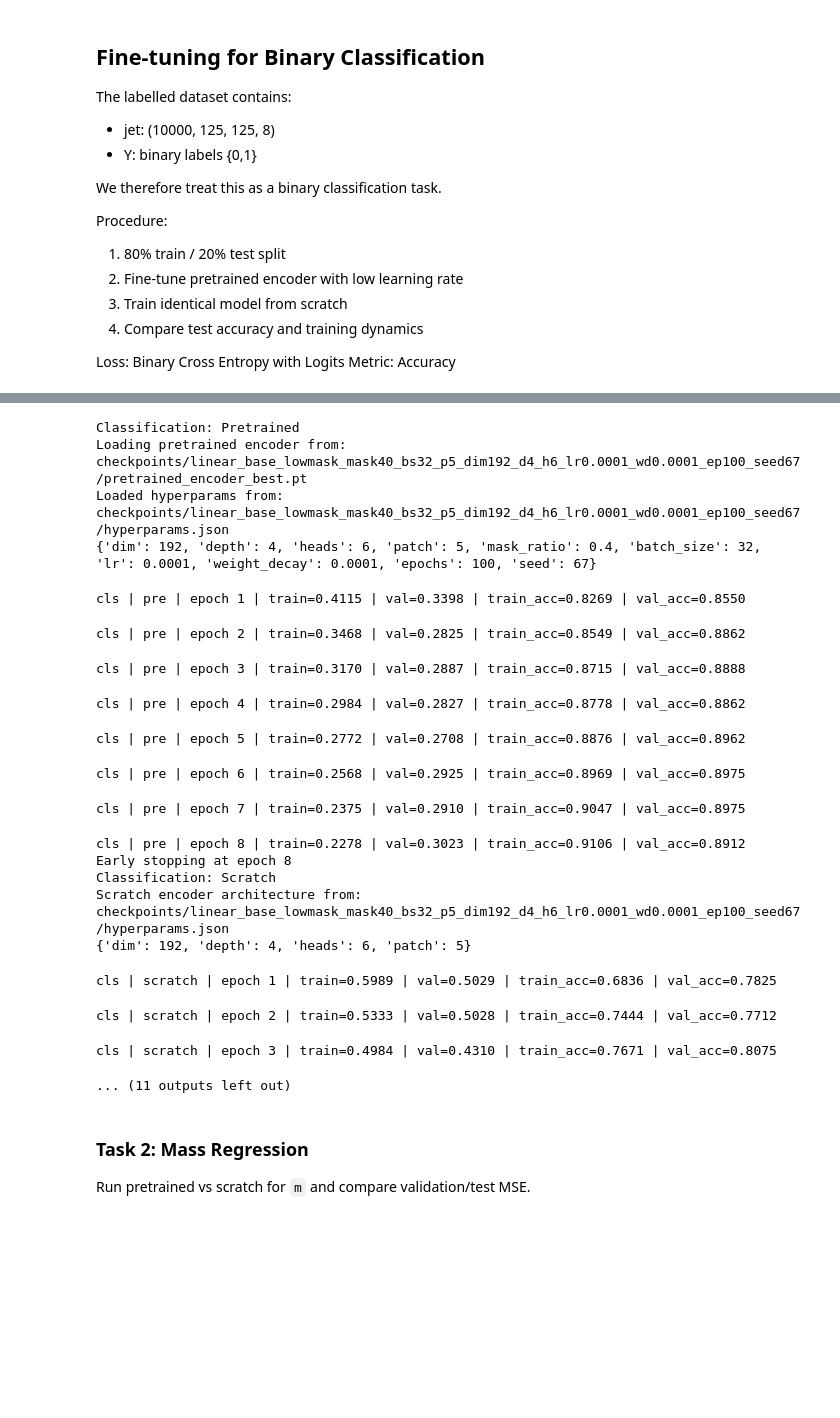
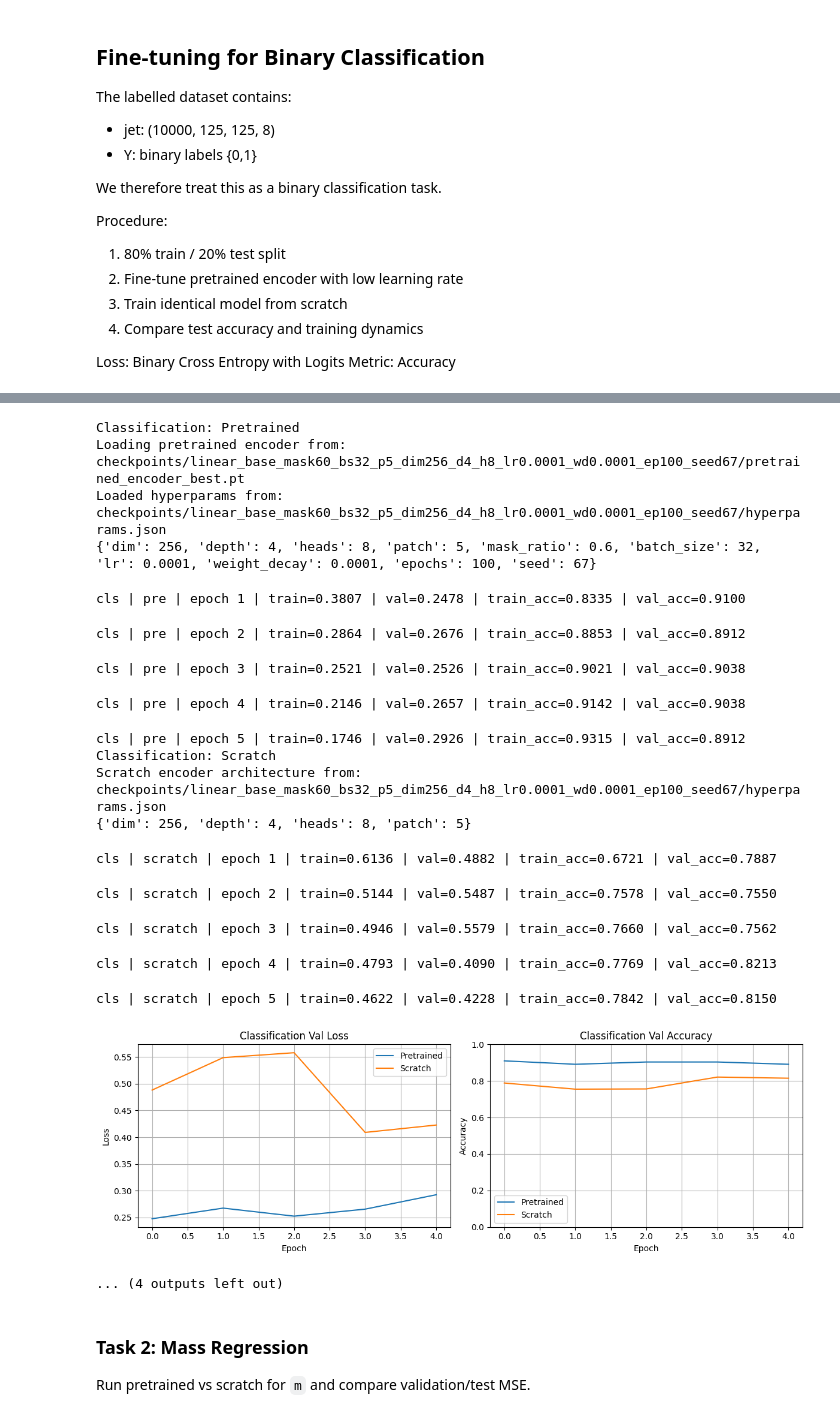
Before and after one commit to Sanchay117/GSOC_2026_ML4SCI_Vision_Transformer_Test, a Jupyter notebook: model.ipynb, the cells around one changed output, grey strips where cells are left out. Saved outputs shown, nothing was run; the diff lists cells and outputs as text; code cells hidden in the pictures; blank space fills up the shorter version.

```diff
--- a/model.ipynb
+++ b/model.ipynb
@@ -582,19 +582,13 @@ class FinetuneModel(nn.Module):
         z = self.encoder(x).mean(dim=1)
         return self.head(z)
 # %%
-import numpy as np
-import copy
-import os
-import json
-from pathlib import Path
-
 torch.manual_seed(67)
 np.random.seed(67)
 
 os.makedirs("weights", exist_ok=True)
 
 # Set this folder name to choose which pretrained run to load
-CHECKPOINT_FOLDER = "linear_base_lowmask_mask40_bs32_p5_dim192_d4_h6_lr0.0001_wd0.0001_ep100_seed67"
+CHECKPOINT_FOLDER = "linear_base_mask60_bs32_p5_dim256_d4_h8_lr0.0001_wd0.0001_ep100_seed67"
 
 def _load_checkpoint_artifacts(folder_name, base_dir="checkpoints"):
     run_dir = Path(base_dir) / folder_name
@@ -802,10 +796,10 @@ For classification, we additionally report:
 - ROC curve
 # %%
 print("Classification: Pretrained")
-cls_pre_hist, cls_pre_test = train_and_eval("cls", pretrained=True, lr=1e-4, epochs=10, patience=3)
+cls_pre_hist, cls_pre_test = train_and_eval("cls", pretrained=True, lr=1e-4, epochs=5, patience=5)
 
 print("Classification: Scratch")
-cls_scratch_hist, cls_scratch_test = train_and_eval("cls", pretrained=False, lr=1e-3, epochs=10, patience=3)
+cls_scratch_hist, cls_scratch_test = train_and_eval("cls", pretrained=False, lr=1e-3, epochs=5, patience=3)
 
 # Validation loss + accuracy comparison
 fig, axes = plt.subplots(1, 2, figsize=(12, 4))
@@ -852,59 +846,71 @@ for name, out in [("Pretrained", cls_pre_test), ("Scratch", cls_scratch_test)]:
     print(f"ROC-AUC: {auc:.4f}")
 
 # Confusion matrix plots
-fig, axes = plt.subplots(1, 2, figsize=(10, 4))
+fig, axes = plt.subplots(1, 2, figsize=(12, 5)) # Made it slightly wider
+
 for ax, name in zip(axes, ["Pretrained", "Scratch"]):
     cm = cls_results[name]["cm"]
     im = ax.imshow(cm, cmap="Blues")
     ax.set_title(f"{name} Confusion Matrix")
     ax.set_xlabel("Predicted")
     ax.set_ylabel("True")
     ax.set_xticks([0, 1])
     ax.set_yticks([0, 1])
 
+    # Add text annotations inside the boxes
     for i in range(2):
         for j in range(2):
-            ax.text(j, i, int(cm[i, j]), ha="center", va="center")
+            # Change text color to white if the background is dark
+            color = "white" if cm[i, j] > (cm.max() / 2) else "black"
+            ax.text(j, i, int(cm[i, j]), ha="center", va="center", color=color)
+
+    # Give each subplot its own colorbar that automatically scales to match the matrix height
+    from mpl_toolkits.axes_grid1 import make_axes_locatable
+    divider = make_axes_locatable(ax)
+    cax = divider.append_axes("right", size="5%", pad=0.1)
+    fig.colorbar(im, cax=cax)
+
+plt.tight_layout()
+plt.show()
 
 fig.colorbar(im, ax=axes.ravel().tolist(), shrink=0.8)
 plt.tight_layout()
 plt.show()
 
 # ROC curve
 fpr_pre, tpr_pre, _ = roc_curve(cls_results["Pretrained"]["labels"], cls_results["Pretrained"]["probs"] )
 fpr_scr, tpr_scr, _ = roc_curve(cls_results["Scratch"]["labels"], cls_results["Scratch"]["probs"] )
 
 plt.figure(figsize=(6, 5))
 plt.plot(fpr_pre, tpr_pre, label=f"Pretrained (AUC={cls_results['Pretrained']['auc']:.3f})")
 plt.plot(fpr_scr, tpr_scr, label=f"Scratch (AUC={cls_results['Scratch']['auc']:.3f})")
 plt.plot([0, 1], [0, 1], "k--", alpha=0.7)
 plt.xlabel("False Positive Rate")
 plt.ylabel("True Positive Rate")
 plt.title("Classification ROC Curve")
 plt.grid(True)
 plt.legend()
 plt.show()
 # %% [output]
 Classification: Pretrained
-Loading pretrained encoder from: checkpoints/linear_base_lowmask_mask40_bs32_p5_dim192_d4_h6_lr0.0001_wd0.0001_ep100_seed67/pretrained_encoder_best.pt
-Loaded hyperparams from: checkpoints/linear_base_lowmask_mask40_bs32_p5_dim192_d4_h6_lr0.0001_wd0.0001_ep100_seed67/hyperparams.json
-{'dim': 192, 'depth': 4, 'heads': 6, 'patch': 5, 'mask_ratio': 0.4, 'batch_size': 32, 'lr': 0.0001, 'weight_decay': 0.0001, 'epochs': 100, 'seed': 67}
+Loading pretrained encoder from: checkpoints/linear_base_mask60_bs32_p5_dim256_d4_h8_lr0.0001_wd0.0001_ep100_seed67/pretrained_encoder_best.pt
+Loaded hyperparams from: checkpoints/linear_base_mask60_bs32_p5_dim256_d4_h8_lr0.0001_wd0.0001_ep100_seed67/hyperparams.json
+{'dim': 256, 'depth': 4, 'heads': 8, 'patch': 5, 'mask_ratio': 0.6, 'batch_size': 32, 'lr': 0.0001, 'weight_decay': 0.0001, 'epochs': 100, 'seed': 67}
-cls | pre | epoch 1 | train=0.4115 | val=0.3398 | train_acc=0.8269 | val_acc=0.8550
+cls | pre | epoch 1 | train=0.3807 | val=0.2478 | train_acc=0.8335 | val_acc=0.9100
-cls | pre | epoch 2 | train=0.3468 | val=0.2825 | train_acc=0.8549 | val_acc=0.8862
+cls | pre | epoch 2 | train=0.2864 | val=0.2676 | train_acc=0.8853 | val_acc=0.8912
-cls | pre | epoch 3 | train=0.3170 | val=0.2887 | train_acc=0.8715 | val_acc=0.8888
+cls | pre | epoch 3 | train=0.2521 | val=0.2526 | train_acc=0.9021 | val_acc=0.9038
-cls | pre | epoch 4 | train=0.2984 | val=0.2827 | train_acc=0.8778 | val_acc=0.8862
+cls | pre | epoch 4 | train=0.2146 | val=0.2657 | train_acc=0.9142 | val_acc=0.9038
-cls | pre | epoch 5 | train=0.2772 | val=0.2708 | train_acc=0.8876 | val_acc=0.8962
+cls | pre | epoch 5 | train=0.1746 | val=0.2926 | train_acc=0.9315 | val_acc=0.8912
+Classification: Scratch
+Scratch encoder architecture from: checkpoints/linear_base_mask60_bs32_p5_dim256_d4_h8_lr0.0001_wd0.0001_ep100_seed67/hyperparams.json
+{'dim': 256, 'depth': 4, 'heads': 8, 'patch': 5}
-cls | pre | epoch 6 | train=0.2568 | val=0.2925 | train_acc=0.8969 | val_acc=0.8975
+cls | scratch | epoch 1 | train=0.6136 | val=0.4882 | train_acc=0.6721 | val_acc=0.7887
-cls | pre | epoch 7 | train=0.2375 | val=0.2910 | train_acc=0.9047 | val_acc=0.8975
+cls | scratch | epoch 2 | train=0.5144 | val=0.5487 | train_acc=0.7578 | val_acc=0.7550
-cls | pre | epoch 8 | train=0.2278 | val=0.3023 | train_acc=0.9106 | val_acc=0.8912
-Early stopping at epoch 8
-Classification: Scratch
-Scratch encoder architecture from: checkpoints/linear_base_lowmask_mask40_bs32_p5_dim192_d4_h6_lr0.0001_wd0.0001_ep100_seed67/hyperparams.json
-{'dim': 192, 'depth': 4, 'heads': 6, 'patch': 5}
+cls | scratch | epoch 3 | train=0.4946 | val=0.5579 | train_acc=0.7660 | val_acc=0.7562
-cls | scratch | epoch 1 | train=0.5989 | val=0.5029 | train_acc=0.6836 | val_acc=0.7825
+cls | scratch | epoch 4 | train=0.4793 | val=0.4090 | train_acc=0.7769 | val_acc=0.8213
-cls | scratch | epoch 2 | train=0.5333 | val=0.5028 | train_acc=0.7444 | val_acc=0.7712
+cls | scratch | epoch 5 | train=0.4622 | val=0.4228 | train_acc=0.7842 | val_acc=0.8150
+[figure, added]
-cls | scratch | epoch 3 | train=0.4984 | val=0.4310 | train_acc=0.7671 | val_acc=0.8075
+... (4 outputs left out)
-... (11 outputs left out)
 # %% [markdown]
 ### Task 2: Mass Regression
 
```
Also changed, not shown: parts of 9 cells of this notebook, 9 other files.
